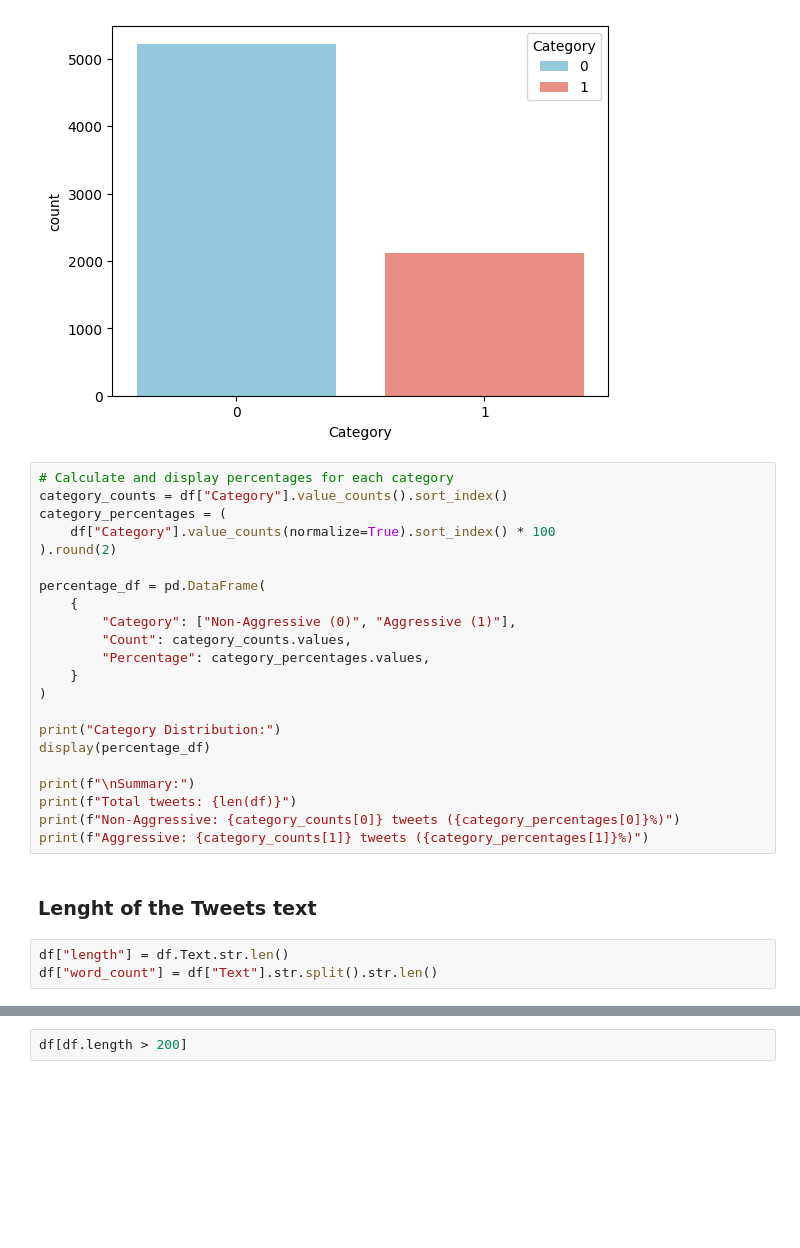
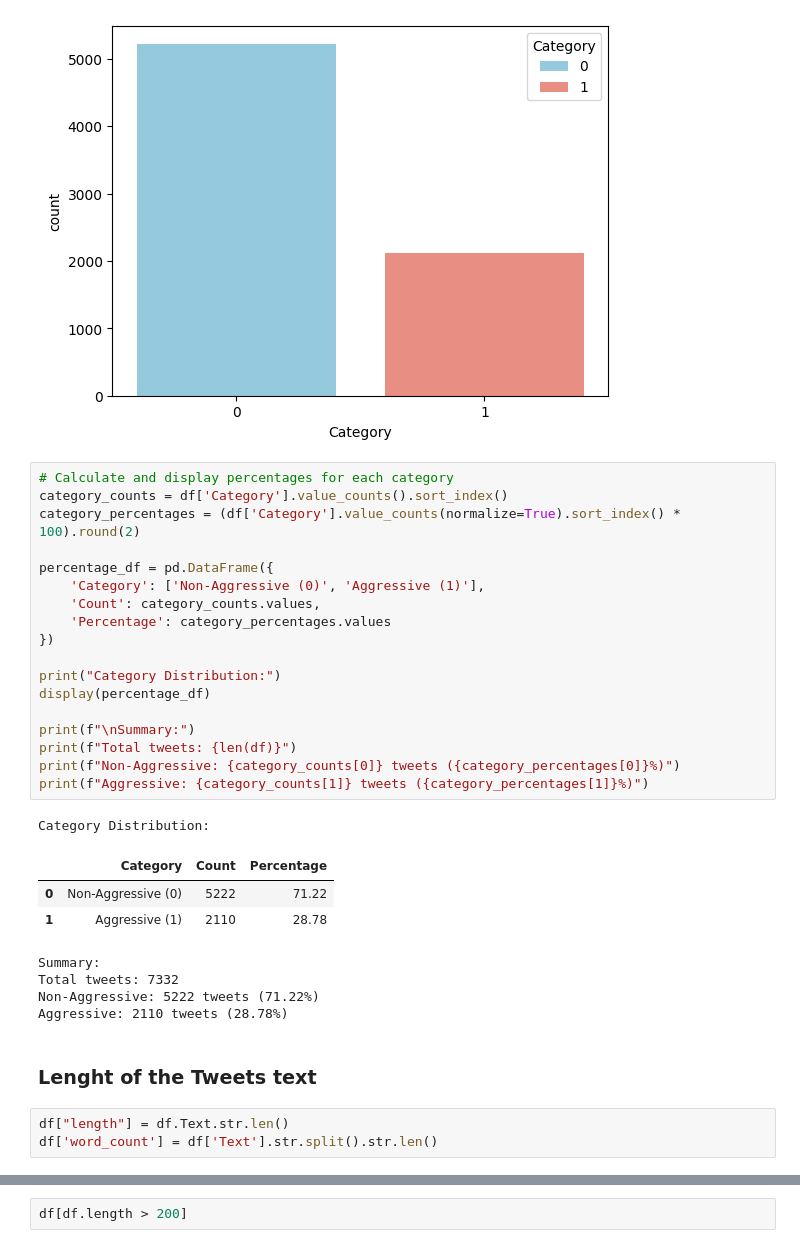
Before and after one commit to lilianabs/aggressiveness-detection-mex-spa, a Jupyter notebook: notebooks/Explotatory_data_analysis.ipynb, the cells around one changed output, grey strips where cells are left out. Cells and saved outputs as stored; diff of their text form; blank space fills up the shorter version.

```diff
--- a/notebooks/Explotatory_data_analysis.ipynb
+++ b/notebooks/Explotatory_data_analysis.ipynb
@@ -39,32 +50,37 @@ display(df.head())
 sns.countplot(x="Category", data=df, hue="Category", palette=["skyblue", "salmon"]);
 # %% [output]
 [figure]
-# %%
-# Calculate and display percentages for each category
-category_counts = df["Category"].value_counts().sort_index()
-category_percentages = (
-    df["Category"].value_counts(normalize=True).sort_index() * 100
-).round(2)
-
-percentage_df = pd.DataFrame(
-    {
-        "Category": ["Non-Aggressive (0)", "Aggressive (1)"],
-        "Count": category_counts.values,
-        "Percentage": category_percentages.values,
-    }
-)
-
-print("Category Distribution:")
-display(percentage_df)
-
-print(f"\nSummary:")
-print(f"Total tweets: {len(df)}")
-print(f"Non-Aggressive: {category_counts[0]} tweets ({category_percentages[0]}%)")
-print(f"Aggressive: {category_counts[1]} tweets ({category_percentages[1]}%)")
+# %%
+# Calculate and display percentages for each category
+category_counts = df['Category'].value_counts().sort_index()
+category_percentages = (df['Category'].value_counts(normalize=True).sort_index() * 100).round(2)
+
+percentage_df = pd.DataFrame({
+    'Category': ['Non-Aggressive (0)', 'Aggressive (1)'],
+    'Count': category_counts.values,
+    'Percentage': category_percentages.values
+})
+
+print("Category Distribution:")
+display(percentage_df)
+
+print(f"\nSummary:")
+print(f"Total tweets: {len(df)}")
+print(f"Non-Aggressive: {category_counts[0]} tweets ({category_percentages[0]}%)")
+print(f"Aggressive: {category_counts[1]} tweets ({category_percentages[1]}%)")
+# %% [output]
+Category Distribution:
+|  | Category | Count | Percentage |
+| 0 | Non-Aggressive (0) | 5222 | 71.22 |
+| 1 | Aggressive (1) | 2110 | 28.78 |
+Summary:
+Total tweets: 7332
+Non-Aggressive: 5222 tweets (71.22%)
+Aggressive: 2110 tweets (28.78%)
 # %% [markdown]
 ### Lenght of the Tweets text
 # %%
 df["length"] = df.Text.str.len()
-df["word_count"] = df["Text"].str.split().str.len()
+df['word_count'] = df['Text'].str.split().str.len()
 # %%
 plt.hist(df.length, bins=20, rwidth=0.8)
```
Also changed, not shown: parts of 18 cells of this notebook.
